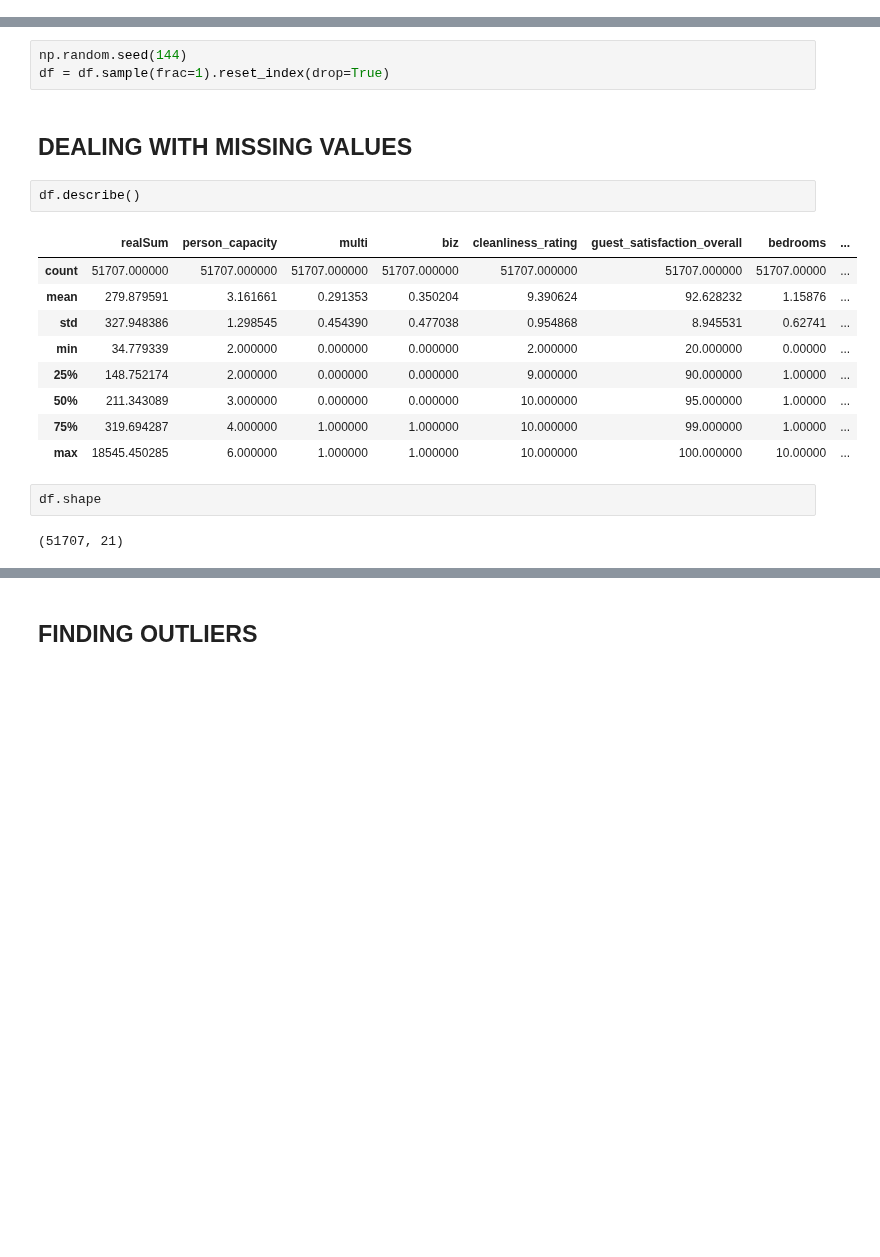
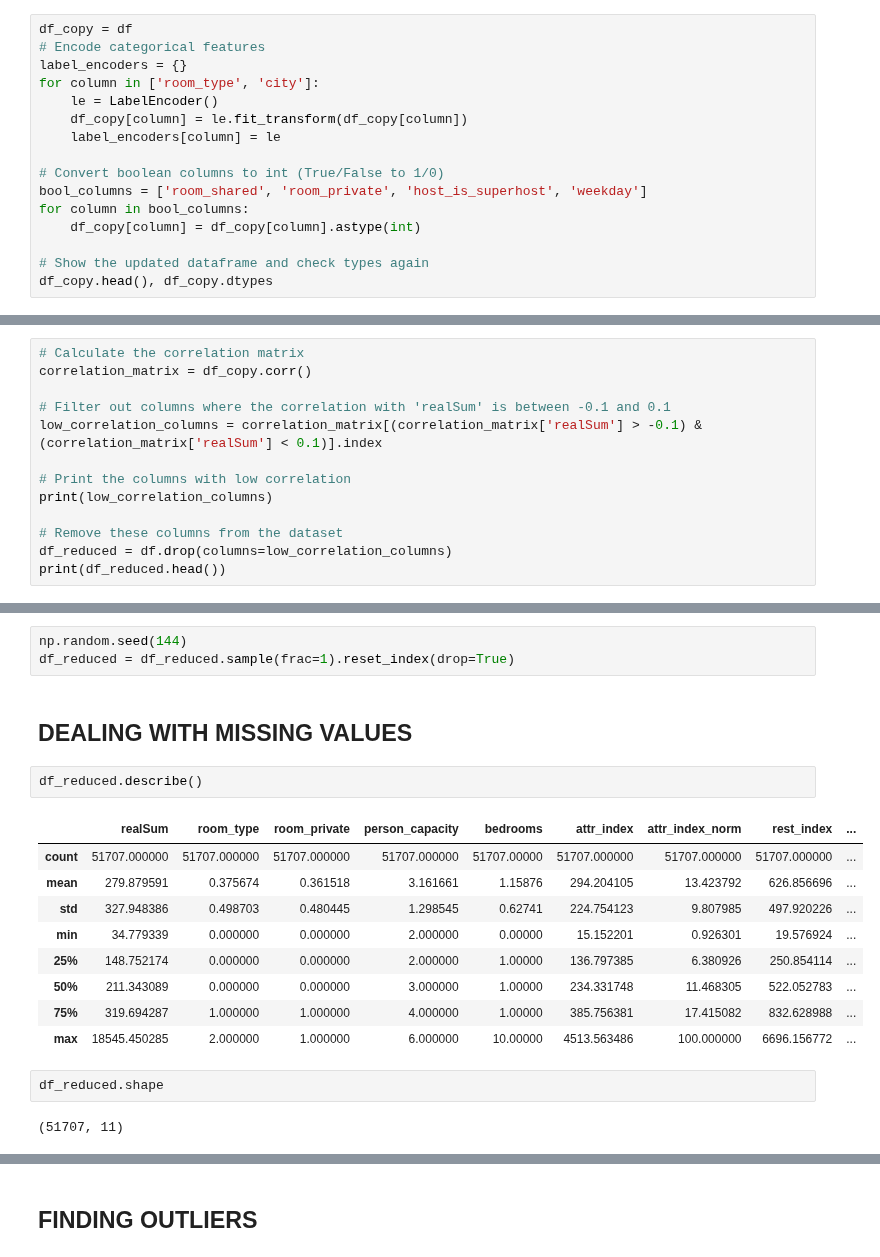
Before and after one commit to yutao-data/Pytorch-Airbnb-Price, a Jupyter notebook: notebooks/PyTorch-SVR-MLP.ipynb, the cells around one changed output, grey strips where cells are left out. Drawn from its saved outputs; the diff is of its cells as text; blank space fills up the shorter version.

```diff
--- a/notebooks/PyTorch-SVR-MLP.ipynb
+++ b/notebooks/PyTorch-SVR-MLP.ipynb
@@ -115,0 +118,16 @@ print(df.shape)
+# %%
+df_copy = df
+# Encode categorical features
+label_encoders = {}
+for column in ['room_type', 'city']:
+    le = LabelEncoder()
+    df_copy[column] = le.fit_transform(df_copy[column])
+    label_encoders[column] = le
+
+# Convert boolean columns to int (True/False to 1/0)
+bool_columns = ['room_shared', 'room_private', 'host_is_superhost', 'weekday']
+for column in bool_columns:
+    df_copy[column] = df_copy[column].astype(int)
+
+# Show the updated dataframe and check types again
+df_copy.head(), df_copy.dtypes
@@ -115,0 +170,13 @@ print(df.shape)
+# %%
+# Calculate the correlation matrix
+correlation_matrix = df_copy.corr()
+
+# Filter out columns where the correlation with 'realSum' is between -0.1 and 0.1
+low_correlation_columns = correlation_matrix[(correlation_matrix['realSum'] > -0.1) & (correlation_matrix['realSum'] < 0.1)].index
+
+# Print the columns with low correlation
+print(low_correlation_columns)
+
+# Remove these columns from the dataset
+df_reduced = df.drop(columns=low_correlation_columns)
+print(df_reduced.head())
@@ -143,23 +228,23 @@ plt.show
 ## Add data shuffle
 # %%
 np.random.seed(144)
-df = df.sample(frac=1).reset_index(drop=True)
+df_reduced = df_reduced.sample(frac=1).reset_index(drop=True)
 # %% [markdown]
 ## DEALING WITH MISSING VALUES
 # %%
-df.describe()
+df_reduced.describe()
 # %% [output]
-|  | realSum | person_capacity | multi | biz | cleanliness_rating | guest_satisfaction_overall | bedrooms | ... |
-| count | 51707.000000 | 51707.000000 | 51707.000000 | 51707.000000 | 51707.000000 | 51707.000000 | 51707.00000 | ... |
-| mean | 279.879591 | 3.161661 | 0.291353 | 0.350204 | 9.390624 | 92.628232 | 1.15876 | ... |
-| std | 327.948386 | 1.298545 | 0.454390 | 0.477038 | 0.954868 | 8.945531 | 0.62741 | ... |
-| min | 34.779339 | 2.000000 | 0.000000 | 0.000000 | 2.000000 | 20.000000 | 0.00000 | ... |
-| 25% | 148.752174 | 2.000000 | 0.000000 | 0.000000 | 9.000000 | 90.000000 | 1.00000 | ... |
-| 50% | 211.343089 | 3.000000 | 0.000000 | 0.000000 | 10.000000 | 95.000000 | 1.00000 | ... |
-| 75% | 319.694287 | 4.000000 | 1.000000 | 1.000000 | 10.000000 | 99.000000 | 1.00000 | ... |
-| max | 18545.450285 | 6.000000 | 1.000000 | 1.000000 | 10.000000 | 100.000000 | 10.00000 | ... |
+|  | realSum | room_type | room_private | person_capacity | bedrooms | attr_index | attr_index_norm | rest_index | ... |
+| count | 51707.000000 | 51707.000000 | 51707.000000 | 51707.000000 | 51707.00000 | 51707.000000 | 51707.000000 | 51707.000000 | ... |
+| mean | 279.879591 | 0.375674 | 0.361518 | 3.161661 | 1.15876 | 294.204105 | 13.423792 | 626.856696 | ... |
+| std | 327.948386 | 0.498703 | 0.480445 | 1.298545 | 0.62741 | 224.754123 | 9.807985 | 497.920226 | ... |
+| min | 34.779339 | 0.000000 | 0.000000 | 2.000000 | 0.00000 | 15.152201 | 0.926301 | 19.576924 | ... |
+| 25% | 148.752174 | 0.000000 | 0.000000 | 2.000000 | 1.00000 | 136.797385 | 6.380926 | 250.854114 | ... |
+| 50% | 211.343089 | 0.000000 | 0.000000 | 3.000000 | 1.00000 | 234.331748 | 11.468305 | 522.052783 | ... |
+| 75% | 319.694287 | 1.000000 | 1.000000 | 4.000000 | 1.00000 | 385.756381 | 17.415082 | 832.628988 | ... |
+| max | 18545.450285 | 2.000000 | 1.000000 | 6.000000 | 10.00000 | 4513.563486 | 100.000000 | 6696.156772 | ... |
 # %%
-df.shape
+df_reduced.shape
 # %% [output]
-(51707, 21)
+(51707, 11)
 # %%
```
Also changed, not shown: parts of 25 cells of this notebook.
